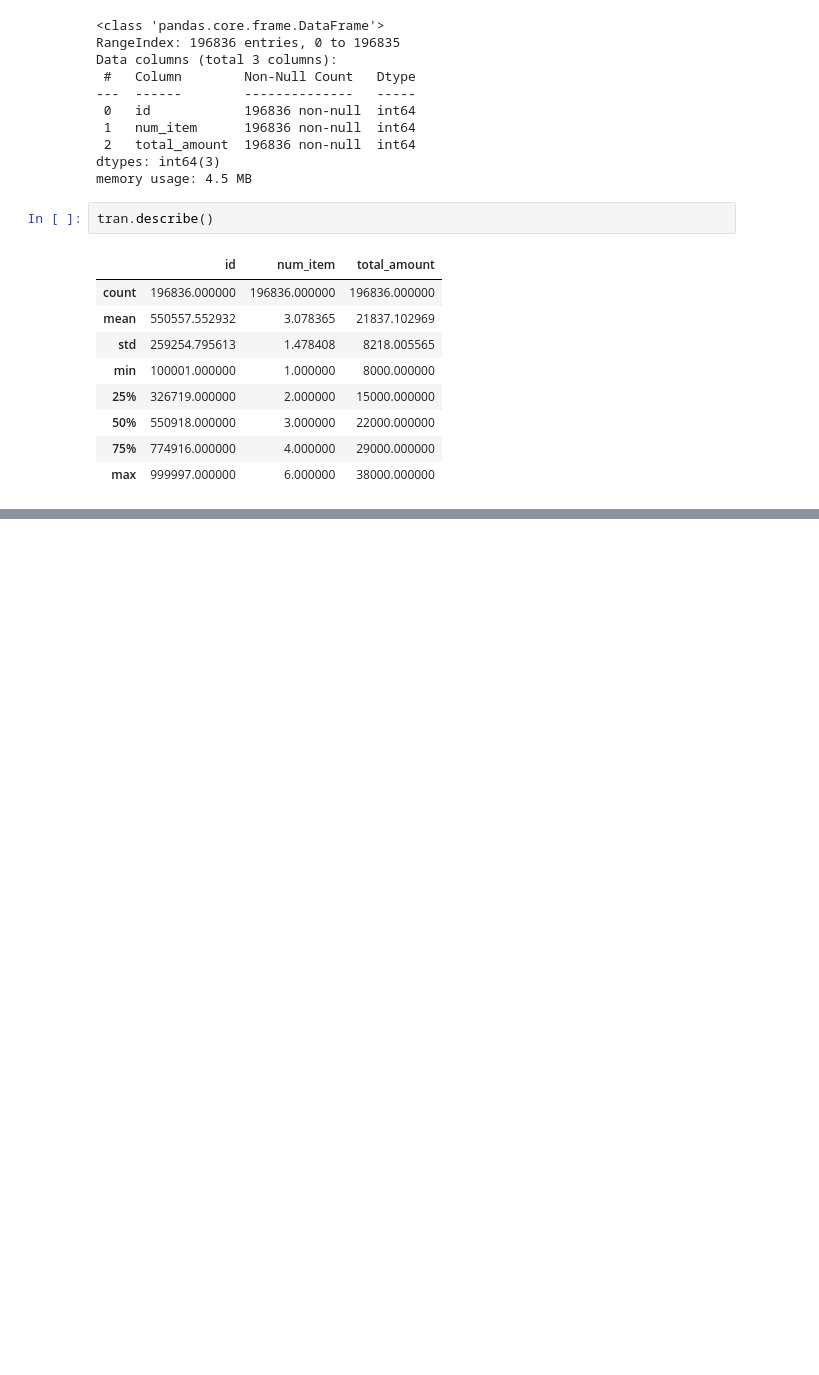
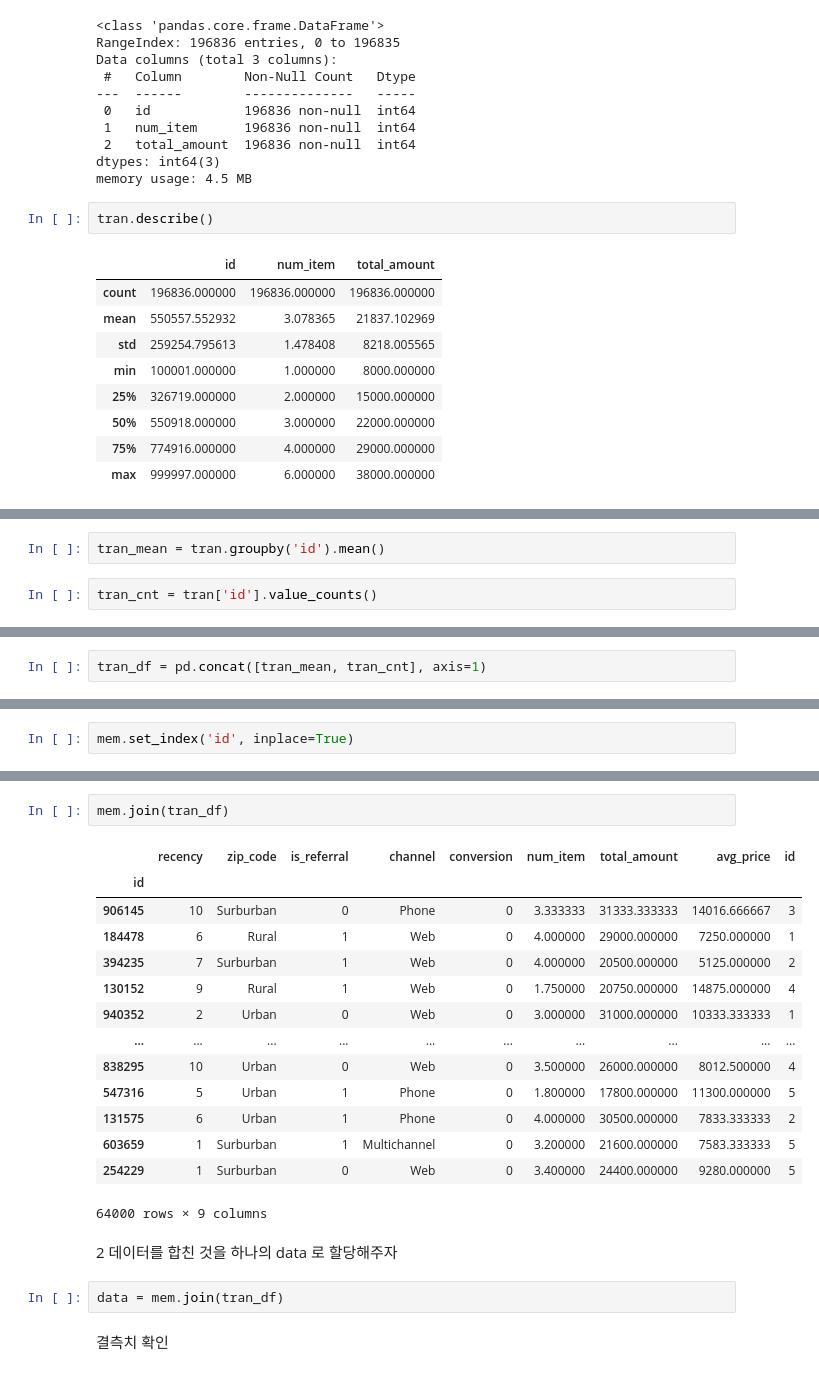
Before and after one commit to goldang01/E-Commerce, a Jupyter notebook: Chapter06.Random Forest.ipynb, the cells around one changed output, grey strips where cells are left out. Drawn from its saved outputs; the diff is of its cells as text; blank space fills up the shorter version.

```diff
--- a/Chapter06.Random Forest.ipynb
+++ b/Chapter06.Random Forest.ipynb
@@ -112,0 +204,4 @@ tran.describe()
+# %%
+tran_mean = tran.groupby('id').mean()
+# %%
+tran_cnt = tran['id'].value_counts()
@@ -112,0 +224,2 @@ tran.describe()
+# %%
+tran_df = pd.concat([tran_mean, tran_cnt], axis=1)
@@ -112,0 +262,2 @@ tran.describe()
+# %%
+mem.set_index('id', inplace=True)
@@ -112,0 +281,23 @@ tran.describe()
+# %%
+mem.join(tran_df)
+# %% [output]
+|  | recency | zip_code | is_referral | channel | conversion | num_item | total_amount | avg_price | id |
+| id |  |  |  |  |  |  |  |  |  |
+| 906145 | 10 | Surburban | 0 | Phone | 0 | 3.333333 | 31333.333333 | 14016.666667 | 3 |
+| 184478 | 6 | Rural | 1 | Web | 0 | 4.000000 | 29000.000000 | 7250.000000 | 1 |
+| 394235 | 7 | Surburban | 1 | Web | 0 | 4.000000 | 20500.000000 | 5125.000000 | 2 |
+| 130152 | 9 | Rural | 1 | Web | 0 | 1.750000 | 20750.000000 | 14875.000000 | 4 |
+| 940352 | 2 | Urban | 0 | Web | 0 | 3.000000 | 31000.000000 | 10333.333333 | 1 |
+| ... | ... | ... | ... | ... | ... | ... | ... | ... | ... |
+| 838295 | 10 | Urban | 0 | Web | 0 | 3.500000 | 26000.000000 | 8012.500000 | 4 |
+| 547316 | 5 | Urban | 1 | Phone | 0 | 1.800000 | 17800.000000 | 11300.000000 | 5 |
+| 131575 | 6 | Urban | 1 | Phone | 0 | 4.000000 | 30500.000000 | 7833.333333 | 2 |
+| 603659 | 1 | Surburban | 1 | Multichannel | 0 | 3.200000 | 21600.000000 | 7583.333333 | 5 |
+| 254229 | 1 | Surburban | 0 | Web | 0 | 3.400000 | 24400.000000 | 9280.000000 | 5 |
+64000 rows × 9 columns
+# %% [markdown]
+2 데이터를 합친 것을 하나의 data 로 할당해주자
+# %%
+data = mem.join(tran_df)
+# %% [markdown]
+결측치 확인
```
Also changed, not shown: parts of 89 cells of this notebook.
